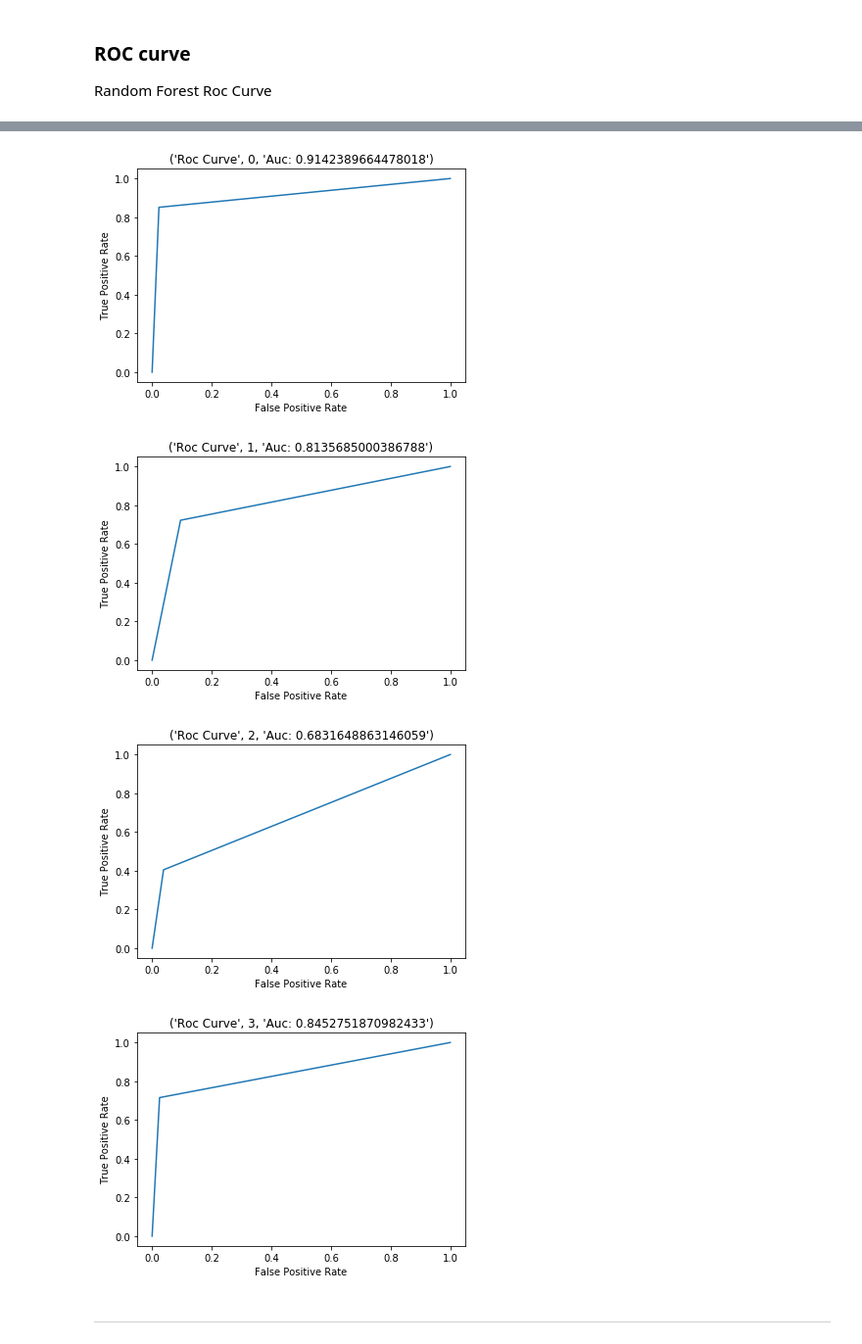
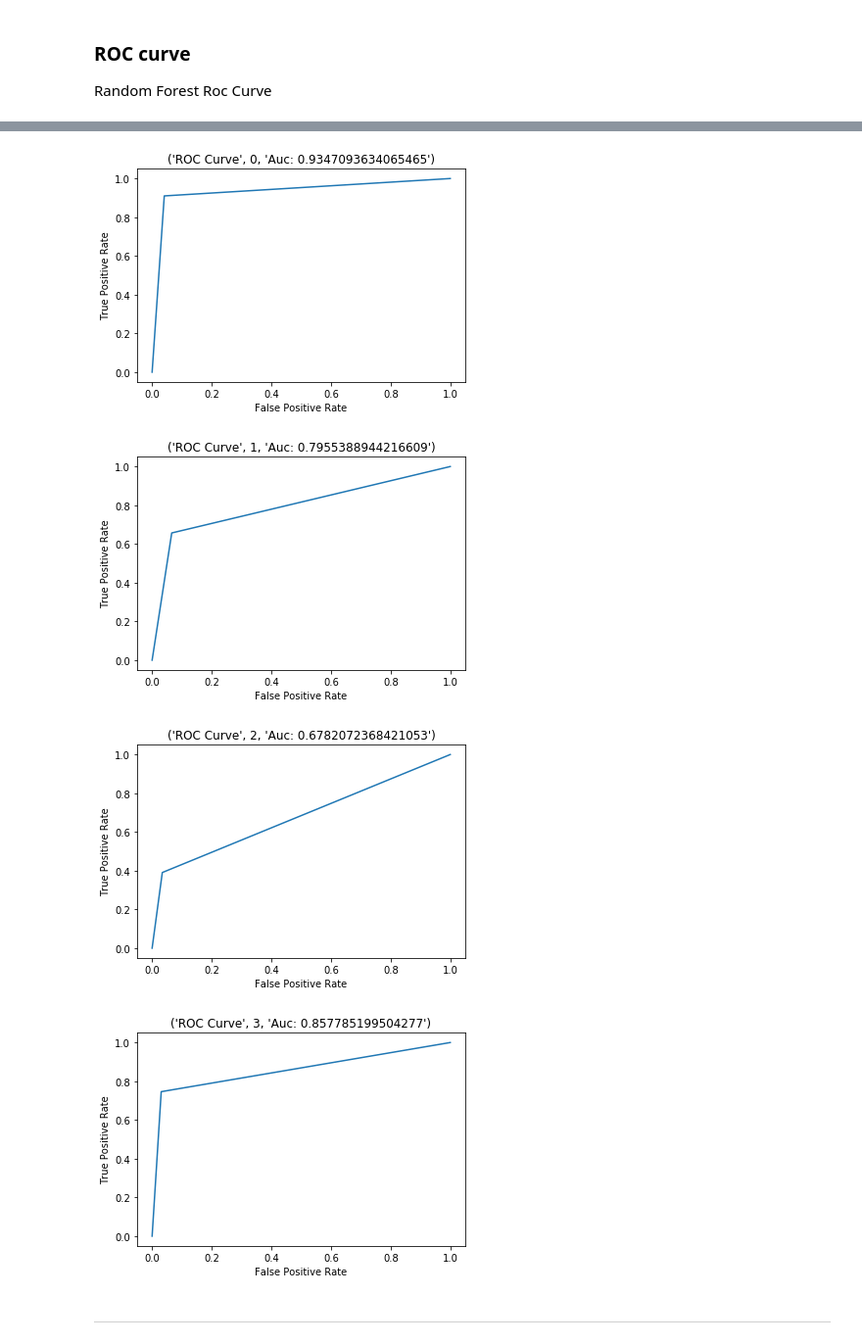
Before and after one commit to miriammg/Final-Project-IH, a Jupyter notebook: Final Project.ipynb, the cells around one changed output, grey strips where cells are left out. Shown at 98% size. Cells and saved outputs as stored; diff of their text form; code cells hidden in the pictures.

```diff
--- a/Final Project.ipynb
+++ b/Final Project.ipynb
@@ -724,7 +727,7 @@ Random Forest Roc Curve
 # Binarize data target class
 y_binarize = label_binarize(y_2, classes=[0,1,2,3])
 n_classes = 4
-X_train_binarize, X_test_binarize, y_train_binarize, y_test_binarize =train_test_split(X_2, y_binarize, test_size=0.33, random_state=0)
+X_train_binarize, X_test_binarize, y_train_binarize, y_test_binarize =train_test_split(X_2, y_binarize)
 
 
 ks_binarize = RandomForestClassifier(n_estimators=10).fit(X_train_binarize, y_train_binarize)
@@ -752,17 +754,17 @@ roc_auc 3 0.8452751870982433
 # %%
 for i in range(n_classes):
     plt.figure()
     plt.plot(fpr[i], tpr[i], label='ROC curve (area = %0.2f)' % roc_auc[i])
     plt.xlabel('False Positive Rate')
     plt.ylabel('True Positive Rate')
-    title = 'Roc Curve', i,'Auc: {0}'.format(roc_auc[i])
+    title = 'ROC Curve', i,'Auc: {0}'.format(roc_auc[i])
     plt.title (title)
     plt.show()
 # %% [output]
-[figure, old version]
+[figure, new version]
-[figure, old version]
+[figure, new version]
 [figure]
-[figure, old version]
+[figure, new version]
 # %% [markdown]
 ---
 # %% [markdown]
```
Also changed, not shown: parts of 22 cells of this notebook, 7 other files.
